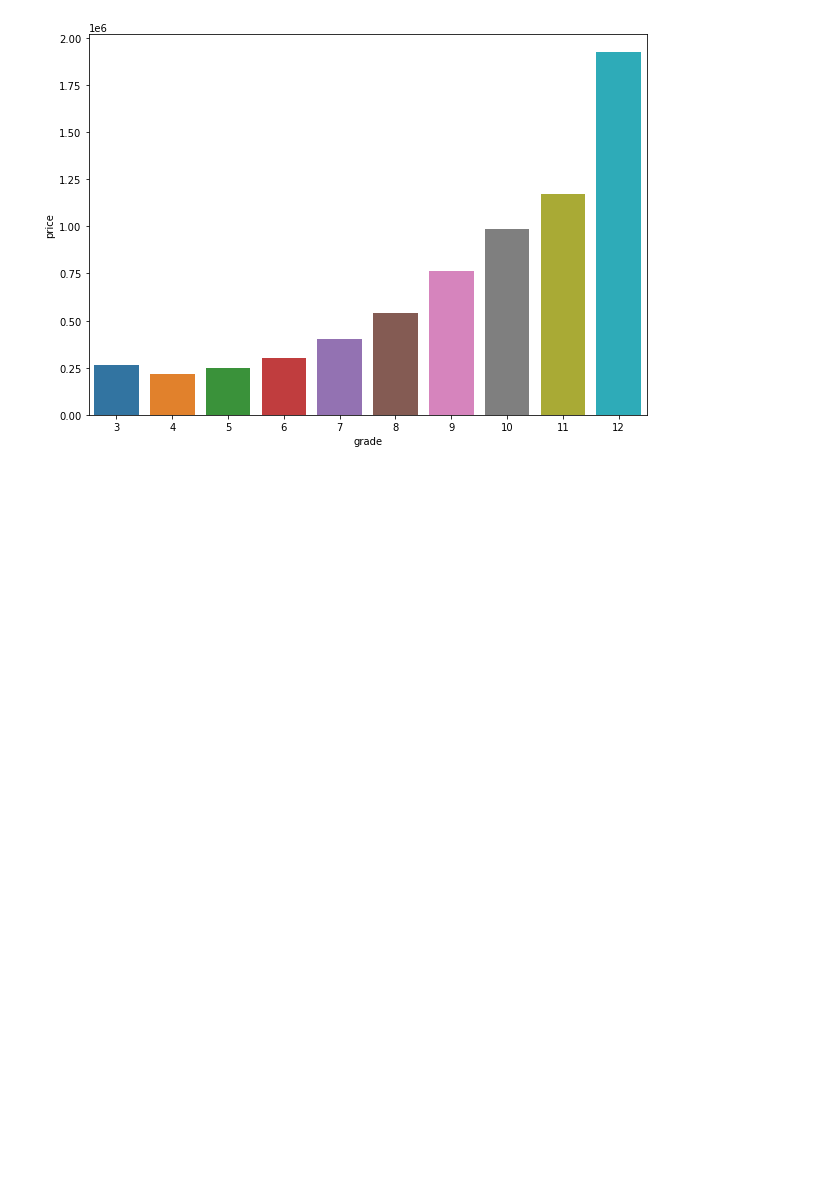
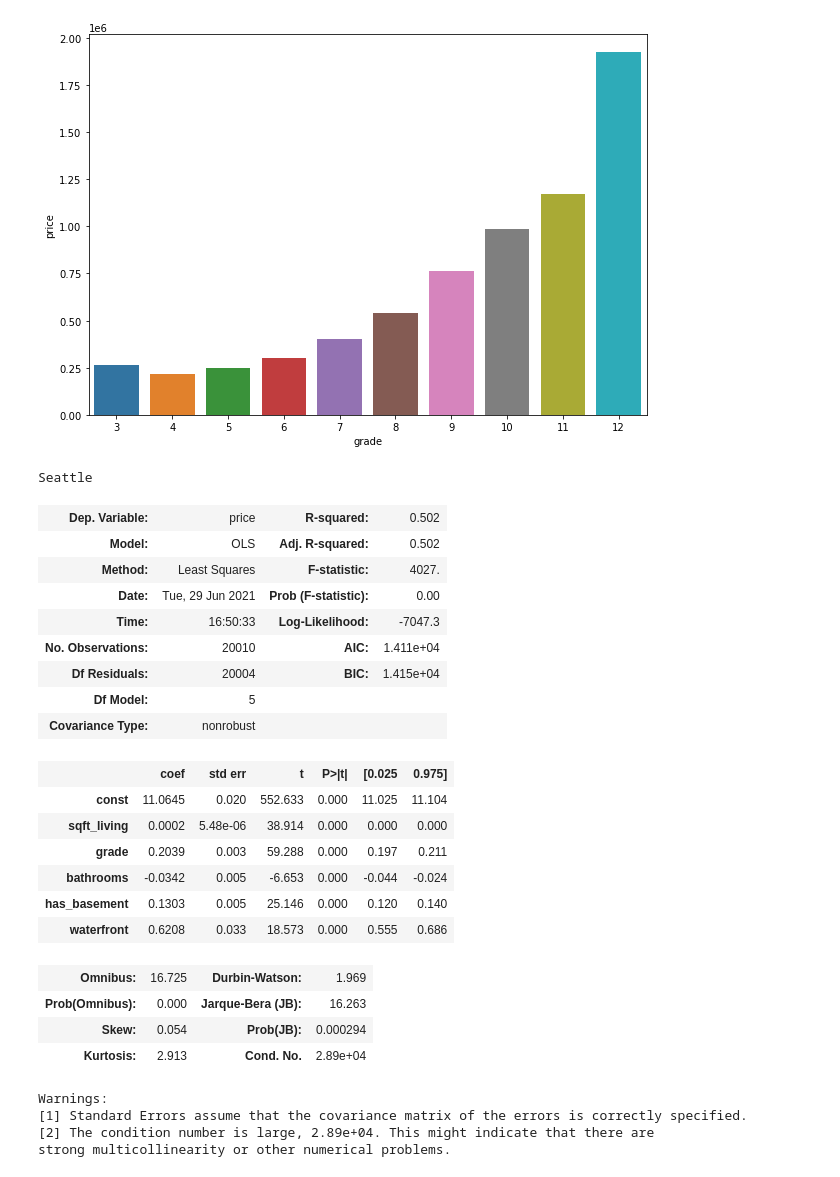
Before and after one commit to kjkahalley/King-County-housing-analysis, a Jupyter notebook: notebooks/exploratory/killian/main_notebook.ipynb, the cells around one changed output. Drawn from its saved outputs; the diff is of its cells as text; code cells hidden in the pictures; blank space fills up the shorter version.

Commit message:
I wrote my model report for the Seattle model

```diff
--- a/notebooks/exploratory/killian/main_notebook.ipynb
+++ b/notebooks/exploratory/killian/main_notebook.ipynb
@@ -413,3 +413,31 @@ sns.barplot(data = test, x='grade', y='price')
 # %% [output]
 <matplotlib.axes._subplots.AxesSubplot at 0x...>
 [figure]
+# %%
+seattle_results.summary(title='Seattle')
+# %% [output]
+Seattle
+| Dep. Variable: | price | R-squared: | 0.502 |
+| Model: | OLS | Adj. R-squared: | 0.502 |
+| Method: | Least Squares | F-statistic: | 4027. |
+| Date: | Tue, 29 Jun 2021 | Prob (F-statistic): | 0.00 |
+| Time: | 16:50:33 | Log-Likelihood: | -7047.3 |
+| No. Observations: | 20010 | AIC: | 1.411e+04 |
+| Df Residuals: | 20004 | BIC: | 1.415e+04 |
+| Df Model: | 5 |  |  |
+| Covariance Type: | nonrobust |  |  |
+|  | coef | std err | t | P>|t| | [0.025 | 0.975] |
+| const | 11.0645 | 0.020 | 552.633 | 0.000 | 11.025 | 11.104 |
+| sqft_living | 0.0002 | 5.48e-06 | 38.914 | 0.000 | 0.000 | 0.000 |
+| grade | 0.2039 | 0.003 | 59.288 | 0.000 | 0.197 | 0.211 |
+| bathrooms | -0.0342 | 0.005 | -6.653 | 0.000 | -0.044 | -0.024 |
+| has_basement | 0.1303 | 0.005 | 25.146 | 0.000 | 0.120 | 0.140 |
+| waterfront | 0.6208 | 0.033 | 18.573 | 0.000 | 0.555 | 0.686 |
+| Omnibus: | 16.725 | Durbin-Watson: | 1.969 |
+| Prob(Omnibus): | 0.000 | Jarque-Bera (JB): | 16.263 |
+| Skew: | 0.054 | Prob(JB): | 0.000294 |
+| Kurtosis: | 2.913 | Cond. No. | 2.89e+04 |
+Warnings:
+[1] Standard Errors assume that the covariance matrix of the errors is correctly specified.
+[2] The condition number is large, 2.89e+04. This might indicate that there are
+strong multicollinearity or other numerical problems.
```
Also changed, not shown: parts of 1 cell of this notebook.
